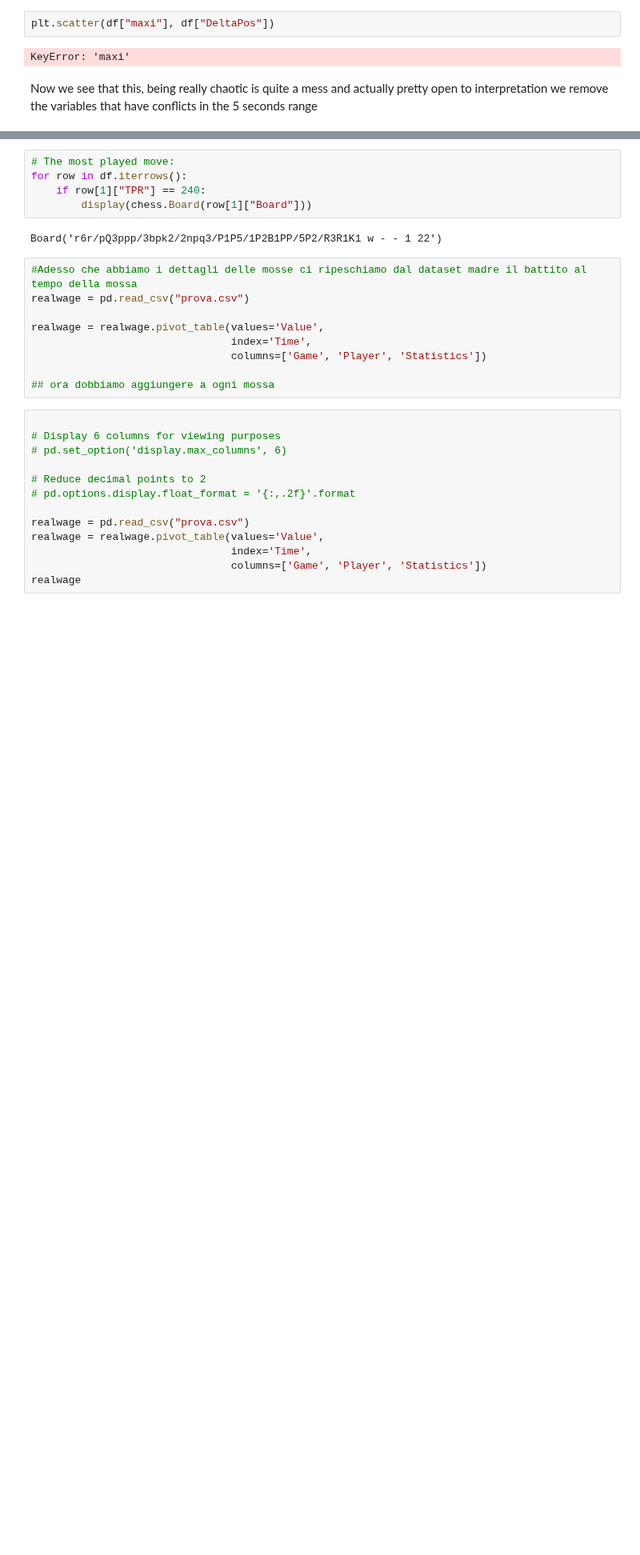
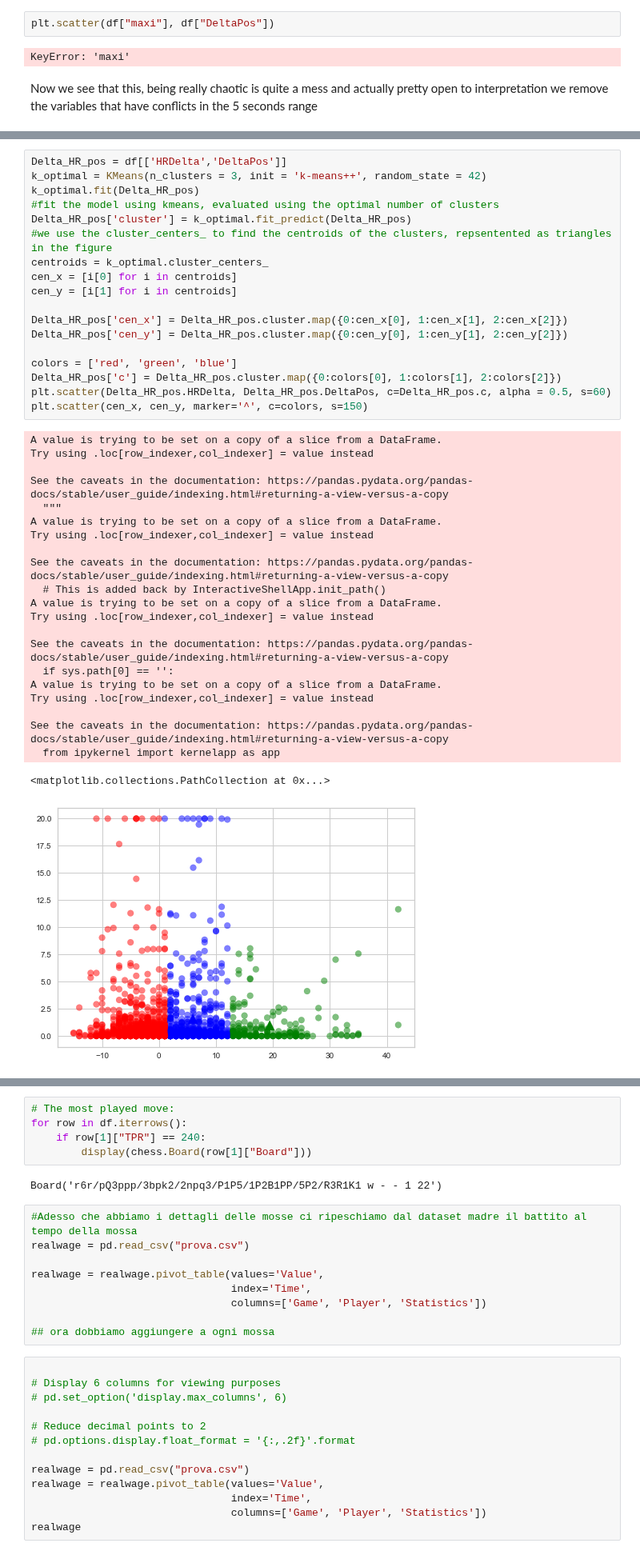
Before and after one commit to tommdim/statistics-101, a Jupyter notebook: project/src/main.ipynb, the cells around one changed output, grey strips where cells are left out. Shown at 80% size. Saved outputs shown, nothing was run; the diff lists cells and outputs as text; blank space fills up the shorter version.

```diff
--- a/project/src/main.ipynb
+++ b/project/src/main.ipynb
@@ -868,0 +909,41 @@ df[["AbsHR", "DeltaPos", "HRDelta"]].head(20)
+# %%
+Delta_HR_pos = df[['HRDelta','DeltaPos']]
+k_optimal = KMeans(n_clusters = 3, init = 'k-means++', random_state = 42)
+k_optimal.fit(Delta_HR_pos)
+#fit the model using kmeans, evaluated using the optimal number of clusters
+Delta_HR_pos['cluster'] = k_optimal.fit_predict(Delta_HR_pos)
+#we use the cluster_centers_ to find the centroids of the clusters, repsentented as triangles in the figure
+centroids = k_optimal.cluster_centers_
+cen_x = [i[0] for i in centroids]
+cen_y = [i[1] for i in centroids]
+
+Delta_HR_pos['cen_x'] = Delta_HR_pos.cluster.map({0:cen_x[0], 1:cen_x[1], 2:cen_x[2]})
+Delta_HR_pos['cen_y'] = Delta_HR_pos.cluster.map({0:cen_y[0], 1:cen_y[1], 2:cen_y[2]})
+
+colors = ['red', 'green', 'blue']
+Delta_HR_pos['c'] = Delta_HR_pos.cluster.map({0:colors[0], 1:colors[1], 2:colors[2]})
+plt.scatter(Delta_HR_pos.HRDelta, Delta_HR_pos.DeltaPos, c=Delta_HR_pos.c, alpha = 0.5, s=60)
+plt.scatter(cen_x, cen_y, marker='^', c=colors, s=150)
+# %% [output]
+A value is trying to be set on a copy of a slice from a DataFrame.
+Try using .loc[row_indexer,col_indexer] = value instead
+
+See the caveats in the documentation: https://pandas.pydata.org/pandas-docs/stable/user_guide/indexing.html#returning-a-view-versus-a-copy
+  """
+A value is trying to be set on a copy of a slice from a DataFrame.
+Try using .loc[row_indexer,col_indexer] = value instead
+
+See the caveats in the documentation: https://pandas.pydata.org/pandas-docs/stable/user_guide/indexing.html#returning-a-view-versus-a-copy
+  # This is added back by InteractiveShellApp.init_path()
+A value is trying to be set on a copy of a slice from a DataFrame.
+Try using .loc[row_indexer,col_indexer] = value instead
+
+See the caveats in the documentation: https://pandas.pydata.org/pandas-docs/stable/user_guide/indexing.html#returning-a-view-versus-a-copy
+  if sys.path[0] == '':
+A value is trying to be set on a copy of a slice from a DataFrame.
+Try using .loc[row_indexer,col_indexer] = value instead
+
+See the caveats in the documentation: https://pandas.pydata.org/pandas-docs/stable/user_guide/indexing.html#returning-a-view-versus-a-copy
+  from ipykernel import kernelapp as app
+<matplotlib.collections.PathCollection at 0x...>
+[figure, added]
```
Also changed, not shown: parts of 26 cells of this notebook, 2 other files.
